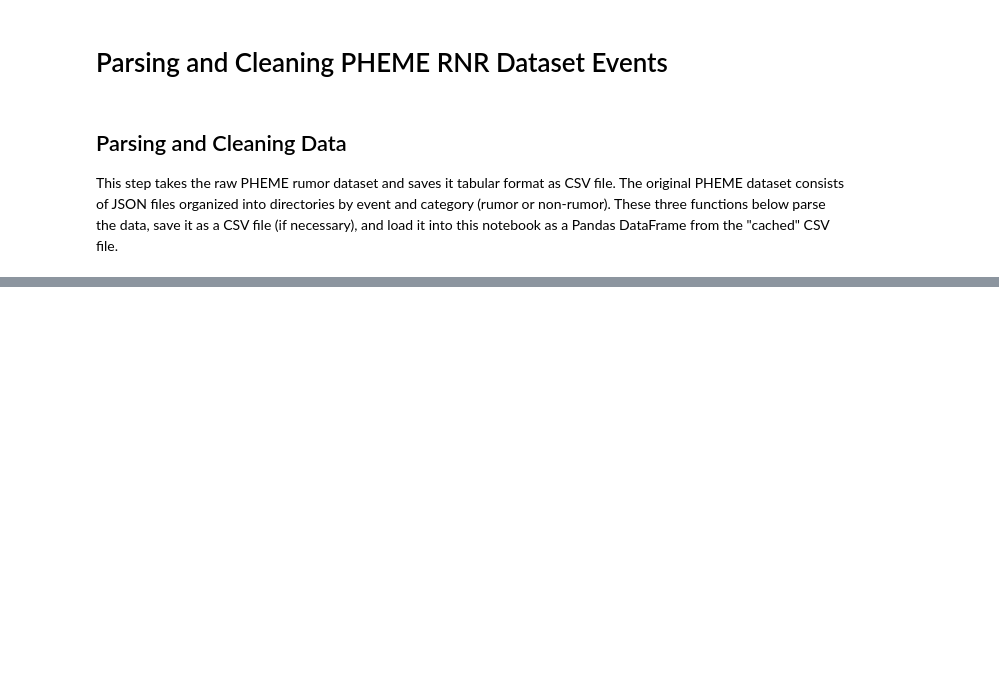
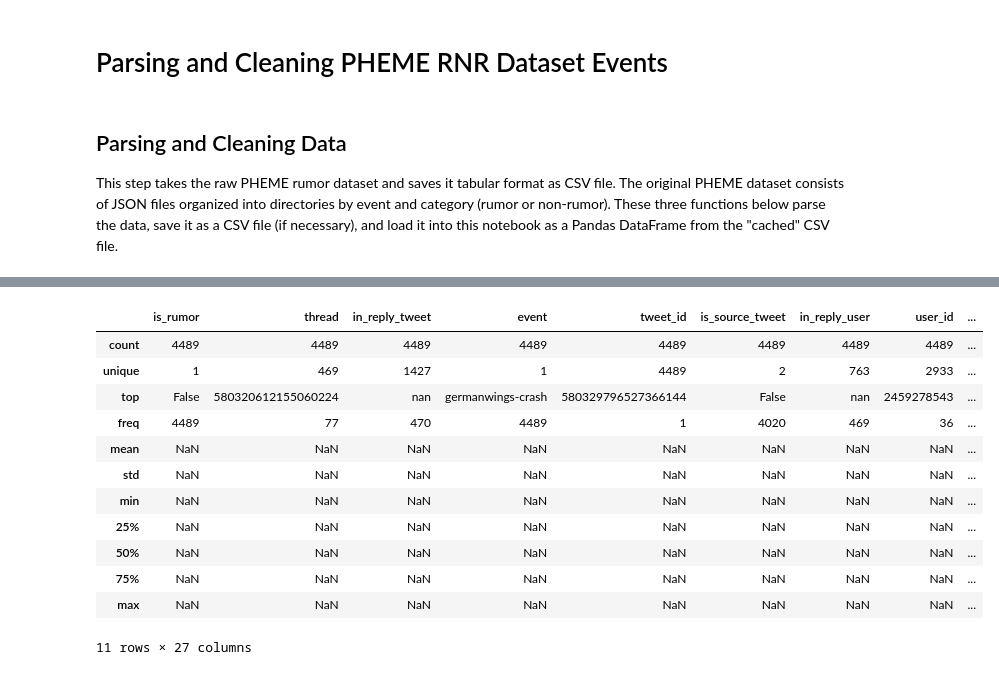
Before and after one commit to steve-kasica/pheme-rnr-knowledge-discovery, a Jupyter notebook: data_cleaning.ipynb, the cells around one changed output, grey strips where cells are left out. Cells and saved outputs as stored; diff of their text form; code cells hidden in the pictures; blank space fills up the shorter version.

Commit message:
Redo data cleaning
Updates all data cleaning scripts and adds tweet and thread level germanwings-crash data to the repo

```diff
--- a/data_cleaning.ipynb
+++ b/data_cleaning.ipynb
@@ -149,0 +12,19 @@ ottawa_threads.head()
+# %%
+gw = pd.read_csv("data/tweets/germanwings-crash.csv",
+                 dtype={
+                    'is_source_tweet': np.bool,
+                    'is_rumor': np.bool,
+                    'is_truncated': np.bool,
+                    'user.verified': np.bool,
+                    'user.default_pic': np.bool,
+                    "has_smile_emoji": np.bool,
+                    'user.has_bg_img': np.bool,
+                    'tweet_id': str,
+                    'in_reply_tweet': str,
+                    'thread': str,
+                    'user_id': str,
+                    'in_reply_user': str
+                 },
+                 parse_dates=['created', 'user.created_at'],
+                 date_parser=lambda timestr: pd.datetime.strptime(timestr, "%a %b %d %H:%M:%S %z %Y"),
+                 engine="python")  # Python engine helps with large datasets
@@ -149,0 +95,16 @@ ottawa_threads.head()
+# %%
+gw.describe(include='all')
+# %% [output]
+|  | is_rumor | thread | in_reply_tweet | event | tweet_id | is_source_tweet | in_reply_user | user_id | ... |
+| count | 4489 | 4489 | 4489 | 4489 | 4489 | 4489 | 4489 | 4489 | ... |
+| unique | 1 | 469 | 1427 | 1 | 4489 | 2 | 763 | 2933 | ... |
+| top | False | 580320612155060224 | nan | germanwings-crash | 580329796527366144 | False | nan | 2459278543 | ... |
+| freq | 4489 | 77 | 470 | 4489 | 1 | 4020 | 469 | 36 | ... |
+| mean | NaN | NaN | NaN | NaN | NaN | NaN | NaN | NaN | ... |
+| std | NaN | NaN | NaN | NaN | NaN | NaN | NaN | NaN | ... |
+| min | NaN | NaN | NaN | NaN | NaN | NaN | NaN | NaN | ... |
+| 25% | NaN | NaN | NaN | NaN | NaN | NaN | NaN | NaN | ... |
+| 50% | NaN | NaN | NaN | NaN | NaN | NaN | NaN | NaN | ... |
+| 75% | NaN | NaN | NaN | NaN | NaN | NaN | NaN | NaN | ... |
+| max | NaN | NaN | NaN | NaN | NaN | NaN | NaN | NaN | ... |
+11 rows × 27 columns
```
Also changed, not shown: parts of 14 cells of this notebook, 10 other files.
